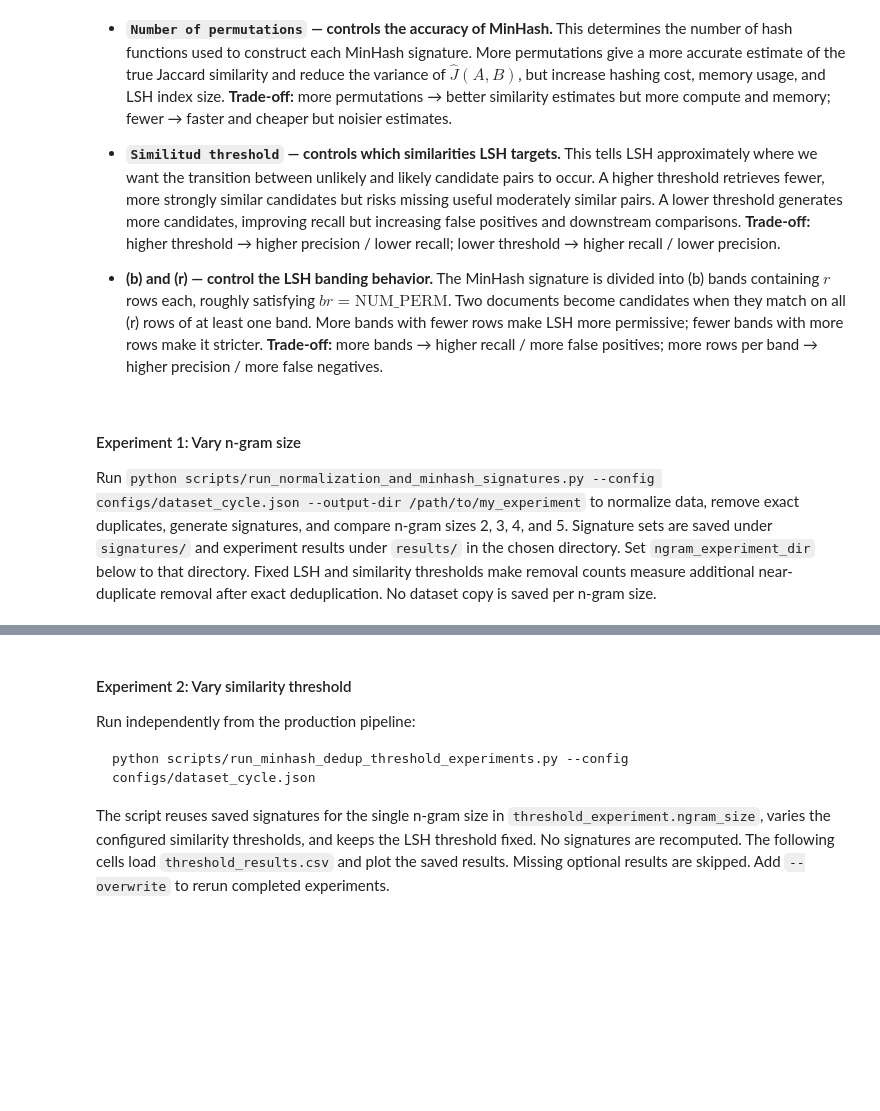
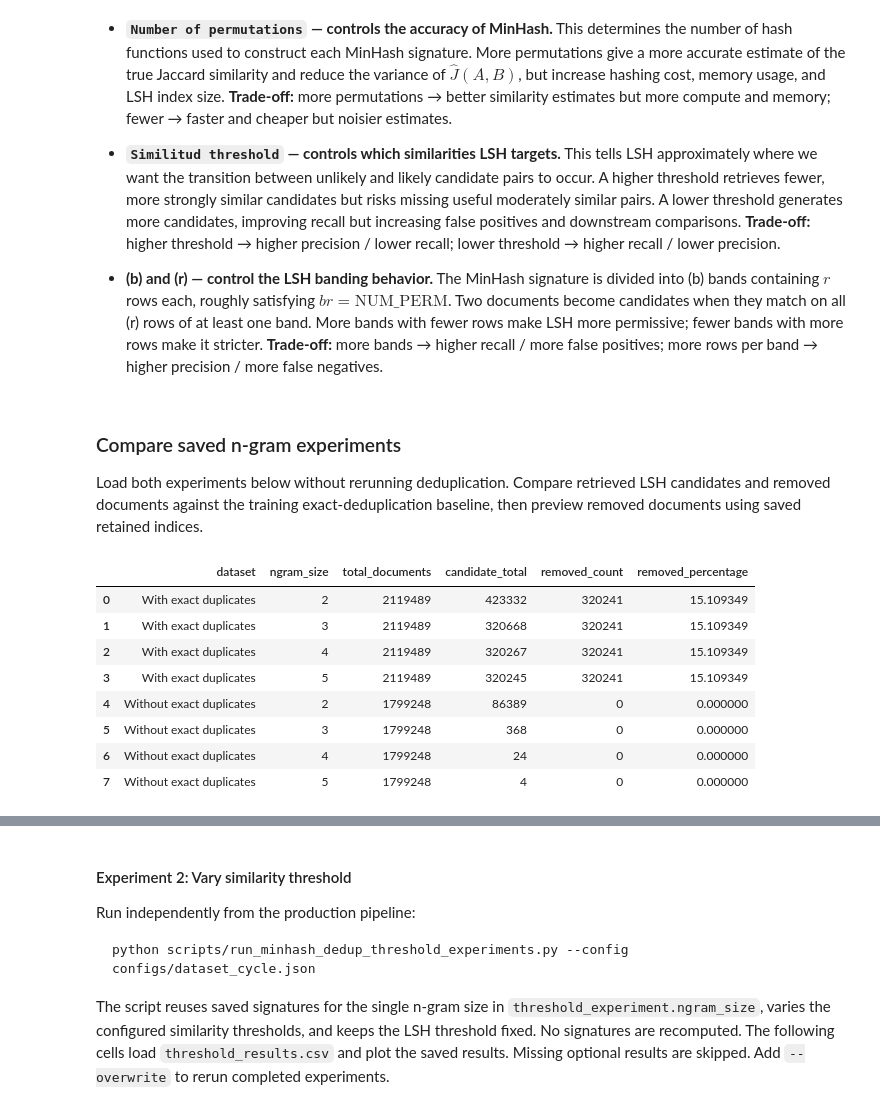
Before and after one commit to legan78/transformers_lifecycle, a Jupyter notebook: notebooks/dataset_cycle.ipynb, the cells around one changed output, grey strips where cells are left out. Drawn from its saved outputs; the diff is of its cells as text; code cells hidden in the pictures; blank space fills up the shorter version.

```diff
--- a/notebooks/dataset_cycle.ipynb
+++ b/notebooks/dataset_cycle.ipynb
@@ -646,26 +663,43 @@ Luckily, there are packages in Python that can help us computing these permutati
 # Experiments run in separate scripts; the notebook loads their saved results.
 train_experiment_dataset = stories_train_dataset
 # %% [markdown]
-#### Experiment 1: Vary n-gram size
+### Compare saved n-gram experiments
 
-Run `python scripts/run_normalization_and_minhash_signatures.py --config configs/dataset_cycle.json --output-dir /path/to/my_experiment` to normalize data, remove exact duplicates, generate signatures, and compare n-gram sizes 2, 3, 4, and 5. Signature sets are saved under `signatures/` and experiment results under `results/` in the chosen directory. Set `ngram_experiment_dir` below to that directory. Fixed LSH and similarity thresholds make removal counts measure additional near-duplicate removal after exact deduplication. No dataset copy is saved per n-gram size.
+Load both experiments below without rerunning deduplication. Compare retrieved LSH candidates and removed documents against the training exact-deduplication baseline, then preview removed documents using saved retained indices.
 # %%
-# Run: python scripts/run_minhash_dedup_ngram_experiments.py --config configs/dataset_cycle.json
-import pandas as pd
-from IPython.display import display
-
-# Set this to the directory passed as --output-dir to the experiment runner.
-ngram_experiment_dir = artifacts_path / 'exact_dedup_ngram_experiment'
-ngram_results_path = ngram_experiment_dir / 'results' / 'ngram_results.csv'
-ngram_results_table = None
-if ngram_results_path.is_file():
-    ngram_results_table = pd.read_csv(ngram_results_path)
-    train_ngram_sizes = ngram_results_table['ngram_size'].tolist()
-    train_ngram_results = {
-        int(row.ngram_size): {'removed': int(row.removed_count)}
-        for row in ngram_results_table.itertuples(index=False)
-    }
-    display(ngram_results_table)
-else:
-    print('Optional demonstration: python scripts/run_normalization_and_minhash_signatures.py --config configs/dataset_cycle.json')
+# Load both saved experiments; paths are relative to artifacts_path.
+ngram_result_dirs = {
+    'With exact duplicates': artifacts_path / 'normalized_train_ngram_experiment',
+    'Without exact duplicates': artifacts_path / 'experiment_exact_and_minhash' / 'results',
+}
+ngram_results_table = pd.concat([
+    pd.read_csv(directory / 'ngram_results.csv').assign(dataset=label)
+    for label, directory in ngram_result_dirs.items()
+], ignore_index=True).sort_values(['dataset', 'ngram_size'])
+# Candidate counts parsed from the experiment logs supplied for this comparison.
+import json
+candidate_counts_path = artifacts_path / 'minhash_candidate_counts.json'
+candidate_counts = json.loads(candidate_counts_path.read_text(encoding='utf-8'))
+ngram_results_table['candidate_total'] = [
+    candidate_counts[row.dataset][str(row.ngram_size)]
+    for row in ngram_results_table.itertuples(index=False)
+]
+exact_training_removed = int(
+    pd.read_csv(artifacts_path / 'exact_dedup_metrics.csv')
+    .set_index('split').loc['Training', 'removed_count']
+)
+display(ngram_results_table[[
+    'dataset', 'ngram_size', 'total_documents', 'candidate_total',
+    'removed_count', 'removed_percentage',
+]])
+# %% [output]
+|  | dataset | ngram_size | total_documents | candidate_total | removed_count | removed_percentage |
+| 0 | With exact duplicates | 2 | 2119489 | 423332 | 320241 | 15.109349 |
+| 1 | With exact duplicates | 3 | 2119489 | 320668 | 320241 | 15.109349 |
+| 2 | With exact duplicates | 4 | 2119489 | 320267 | 320241 | 15.109349 |
+| 3 | With exact duplicates | 5 | 2119489 | 320245 | 320241 | 15.109349 |
+| 4 | Without exact duplicates | 2 | 1799248 | 86389 | 0 | 0.000000 |
+| 5 | Without exact duplicates | 3 | 1799248 | 368 | 0 | 0.000000 |
+| 6 | Without exact duplicates | 4 | 1799248 | 24 | 0 | 0.000000 |
+| 7 | Without exact duplicates | 5 | 1799248 | 4 | 0 | 0.000000 |
 # %%
```
Also changed, not shown: parts of 6 cells of this notebook, 1 other file.
